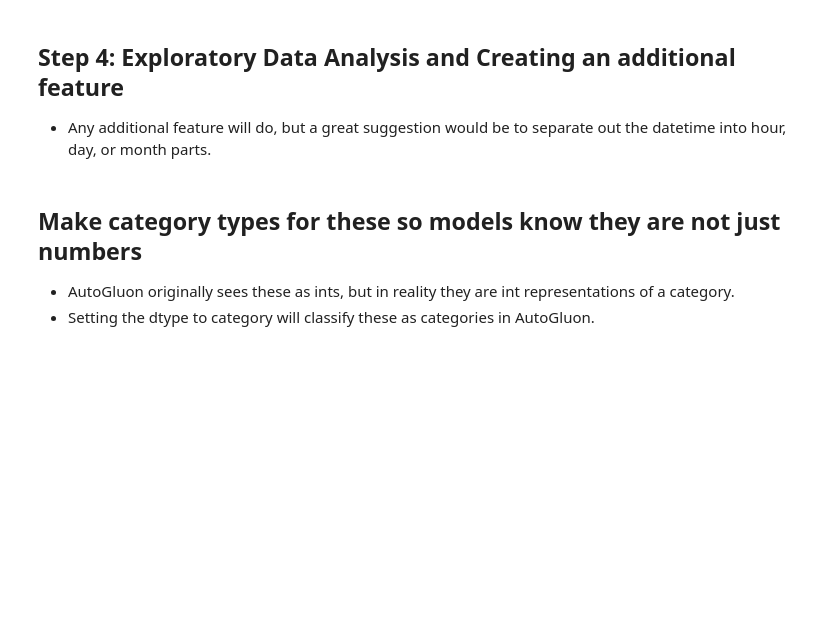
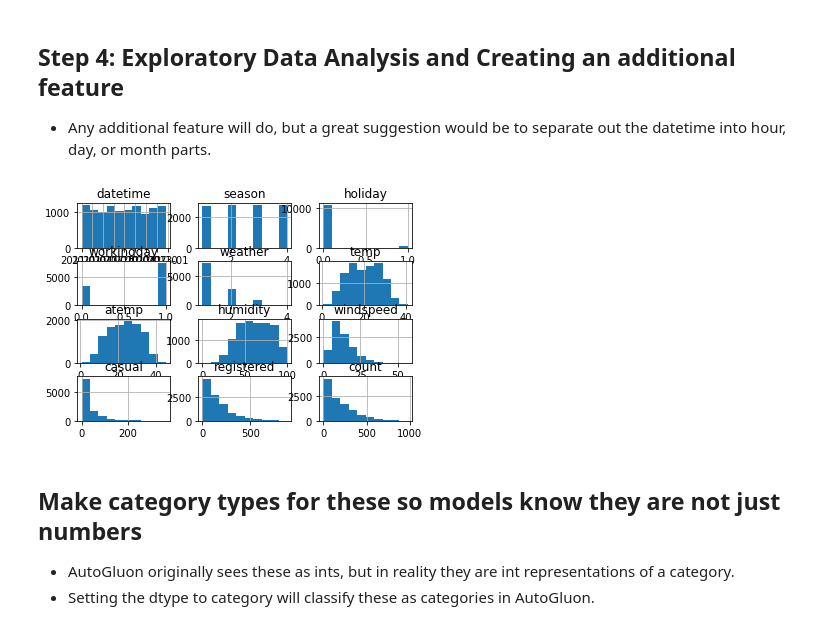
Before and after one commit to udacity/cd0385-project-starter, a Jupyter notebook: project/project-template.ipynb, the cells around one changed output. Drawn from its saved outputs; the diff is of its cells as text; code cells hidden in the pictures; blank space fills up the shorter version.

```diff
--- a/project/project-template.ipynb
+++ b/project/project-template.ipynb
@@ -76,5 +122,5 @@ from autogluon.tabular import TabularPredictor
 # %%
 # Create the train dataset in pandas by reading the csv
 # Set the parsing of the datetime column so you can use some of the `dt` features in pandas later
-train = ?
+train = pd.read_csv('train.csv', parse_dates=['datetime'])
 train.head()
@@ -137,4 +334,8 @@ submission.to_csv("submission.csv", index=False)
 * Any additional feature will do, but a great suggestion would be to separate out the datetime into hour, day, or month parts.
 # %%
 # Create a histogram of all features to show the distribution of each one relative to the data. This is part of the exploritory data analysis
-train.?
+import matplotlib.pyplot as plt
+%matplotlib inline
+train.hist();
+# %% [output]
+[figure, added]
```
Also changed, not shown: parts of 47 cells of this notebook, 1 other file.
